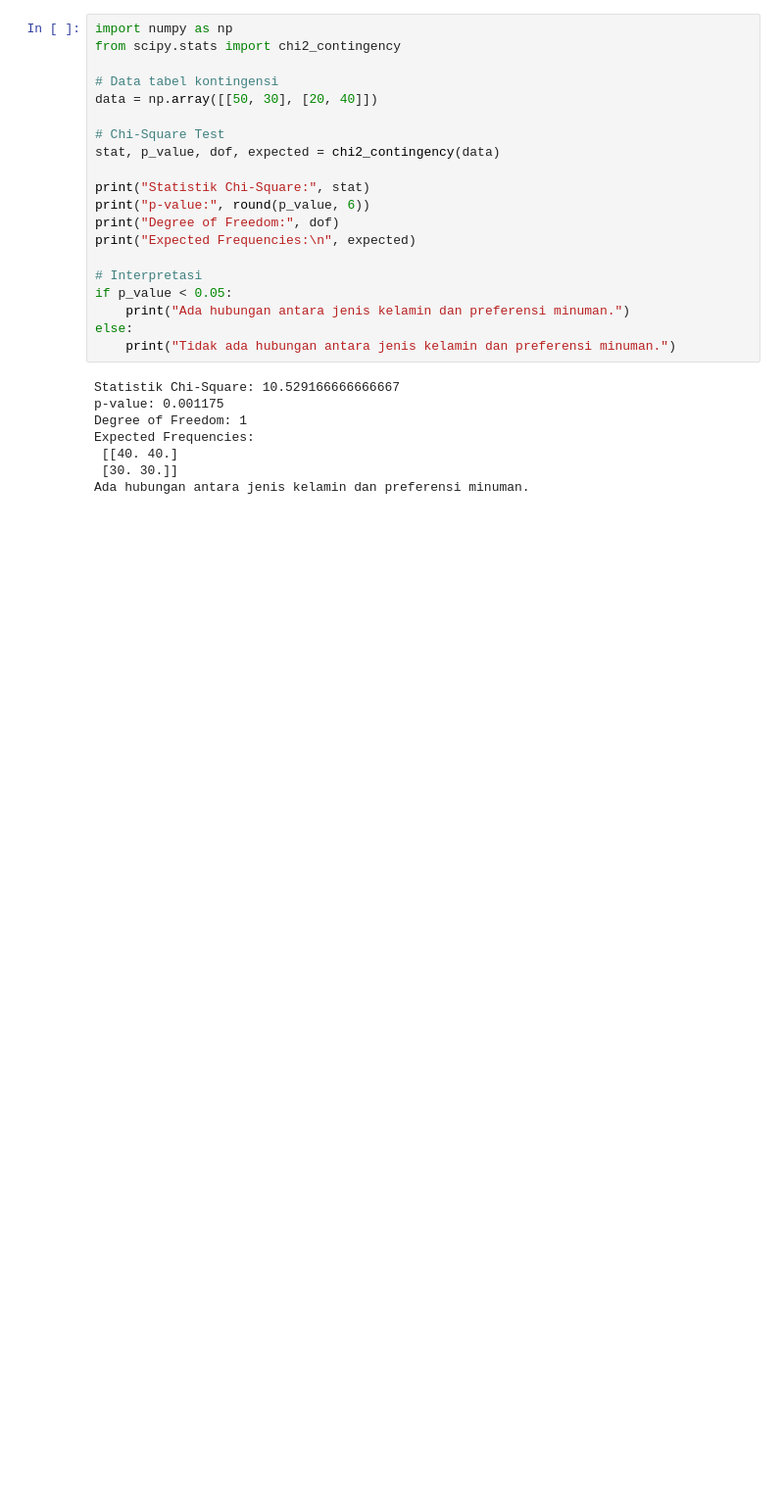
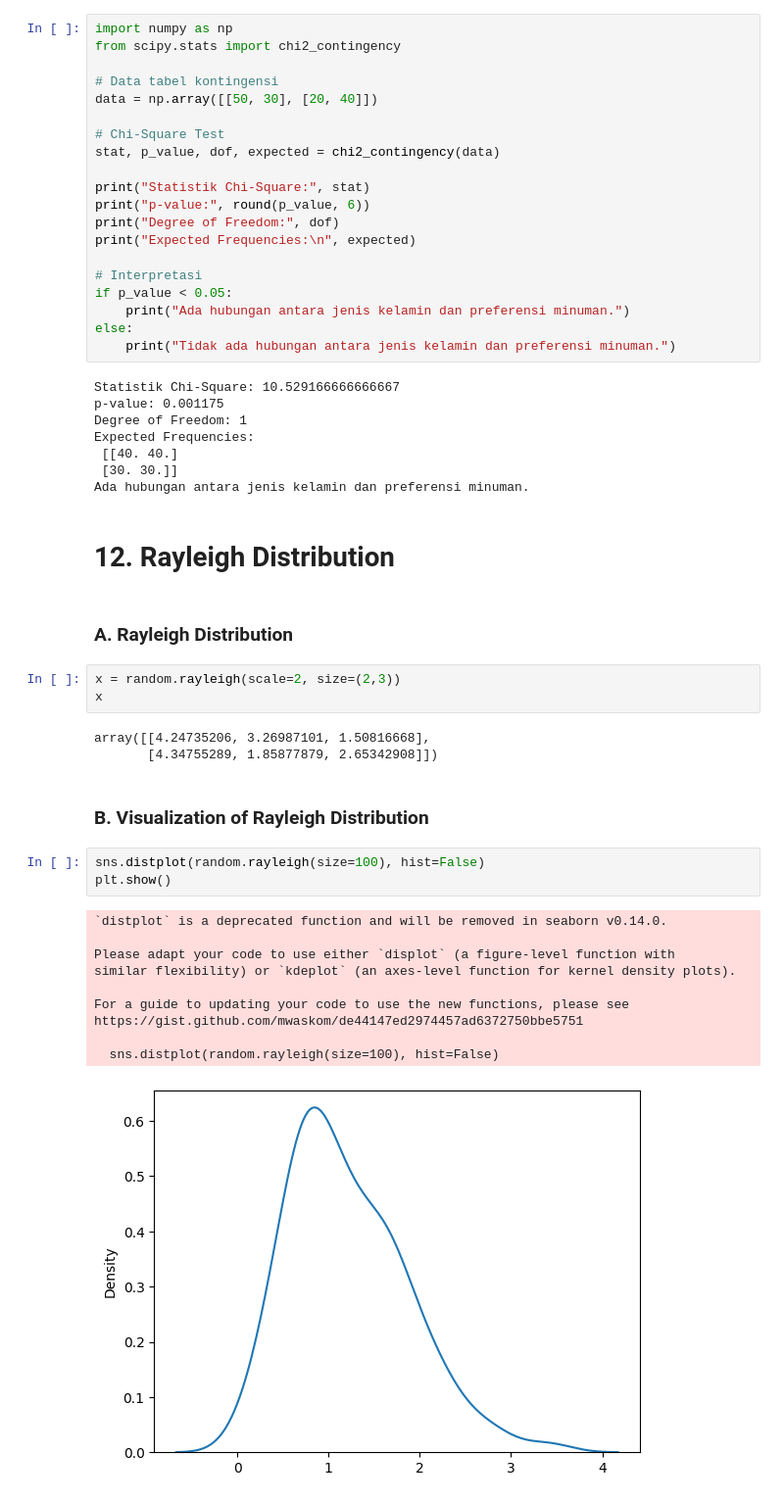
Before and after one commit to LatiefDataVisionary/numpy-with-w3schools, a Jupyter notebook: numpy_random.ipynb, the cells around one changed output. Shown: that part at 98% size. Drawn from its saved outputs; the diff is of its cells as text; blank space fills up the shorter version.

Commit message:
Done with Rayleigh Distribution

```diff
--- a/numpy_random.ipynb
+++ b/numpy_random.ipynb
@@ -533,3 +533,29 @@ Expected Frequencies:
  [[40. 40.]
  [30. 30.]]
 Ada hubungan antara jenis kelamin dan preferensi minuman.
+# %% [markdown]
+# **12. Rayleigh Distribution**
+# %% [markdown]
+### **A. Rayleigh Distribution**
+# %%
+x = random.rayleigh(scale=2, size=(2,3))
+x
+# %% [output]
+array([[4.24735206, 3.26987101, 1.50816668],
+       [4.34755289, 1.85877879, 2.65342908]])
+# %% [markdown]
+### **B. Visualization of Rayleigh Distribution**
+# %%
+sns.distplot(random.rayleigh(size=100), hist=False)
+plt.show()
+# %% [output]
+`distplot` is a deprecated function and will be removed in seaborn v0.14.0.
+
+Please adapt your code to use either `displot` (a figure-level function with
+similar flexibility) or `kdeplot` (an axes-level function for kernel density plots).
+
+For a guide to updating your code to use the new functions, please see
+https://gist.github.com/mwaskom/de44147ed2974457ad6372750bbe5751
+
+  sns.distplot(random.rayleigh(size=100), hist=False)
+[figure, added]
```
